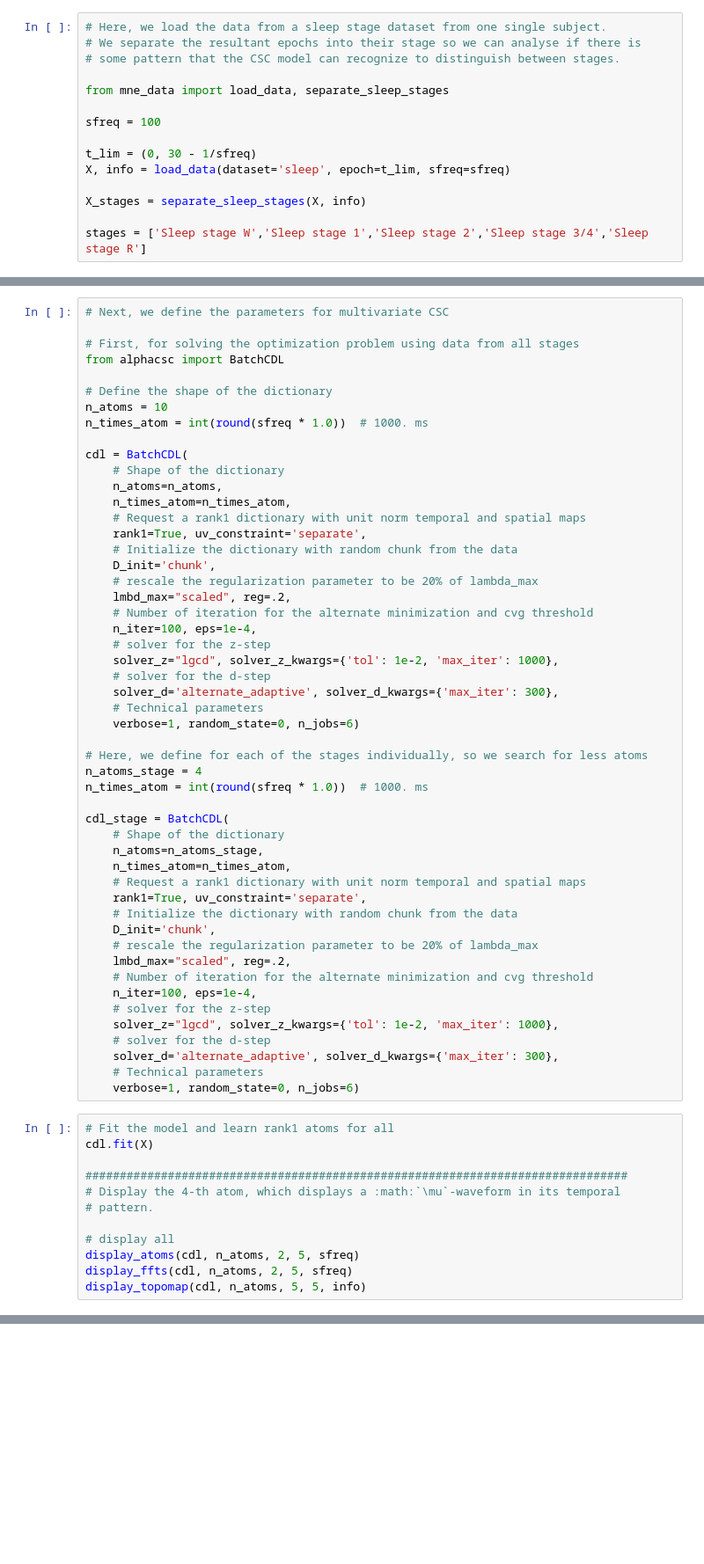
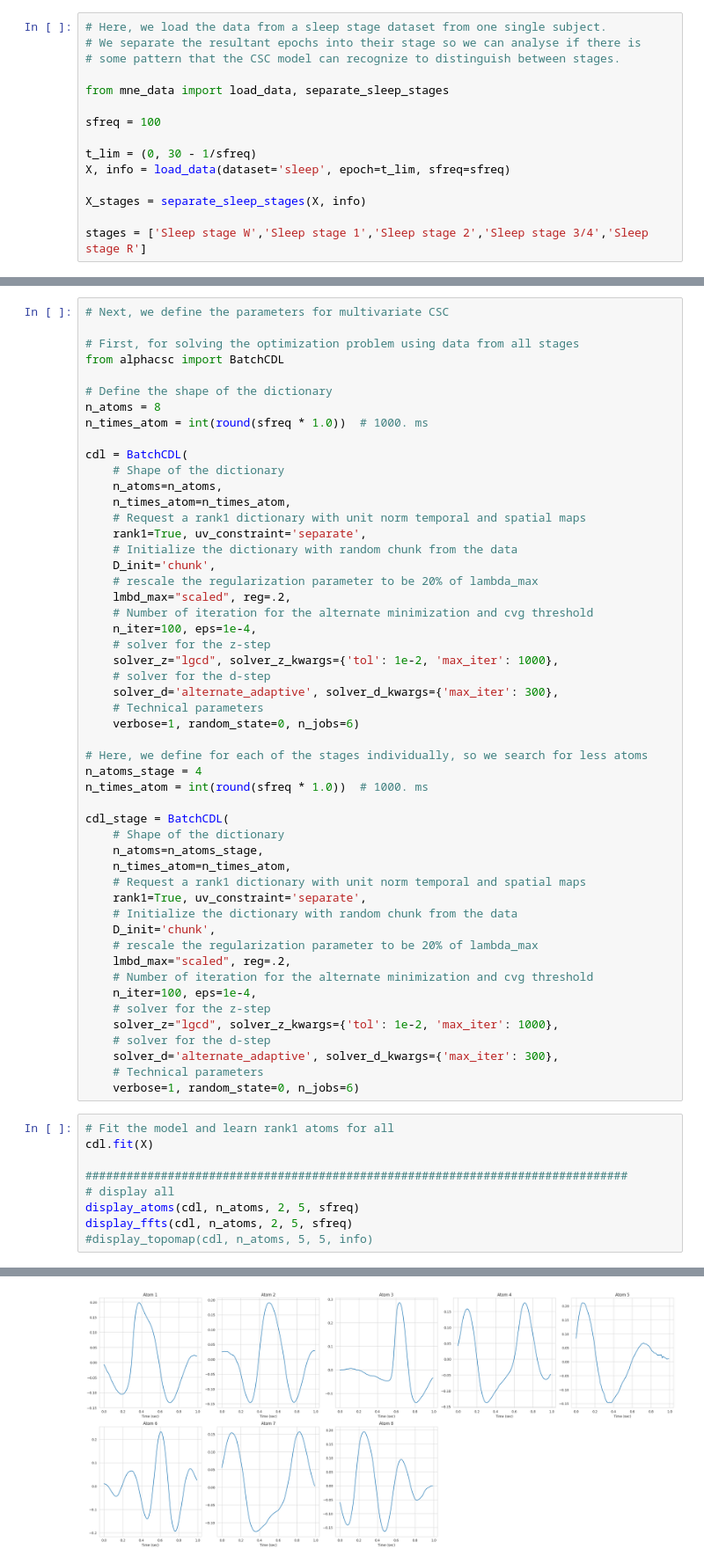
Before and after one commit to brunaafl/TS_CSC_MEG, a Jupyter notebook: src/plot_sleep_mu_waves.ipynb, the cells around one changed output, grey strips where cells are left out. Shown at 88% size. Saved outputs shown, nothing was run; the diff lists cells and outputs as text; blank space fills up the shorter version.

```diff
--- a/src/plot_sleep_mu_waves.ipynb
+++ b/src/plot_sleep_mu_waves.ipynb
@@ -26,7 +30,7 @@ stages = ['Sleep stage W','Sleep stage 1','Sleep stage 2','Sleep stage 3/4','Sle
 from alphacsc import BatchCDL
 
 # Define the shape of the dictionary
-n_atoms = 10
+n_atoms = 8
 n_times_atom = int(round(sfreq * 1.0))  # 1000. ms
 
 cdl = BatchCDL(
@@ -75,10 +79,8 @@ cdl_stage = BatchCDL(
 cdl.fit(X)
 
 ###############################################################################
-# Display the 4-th atom, which displays a :math:`\mu`-waveform in its temporal
-# pattern.
-
 # display all
 display_atoms(cdl, n_atoms, 2, 5, sfreq)
 display_ffts(cdl, n_atoms, 2, 5, sfreq)
-display_topomap(cdl, n_atoms, 5, 5, info)
+#display_topomap(cdl, n_atoms, 5, 5, info)
+# %% [output]
@@ -84,0 +90 @@ display_topomap(cdl, n_atoms, 5, 5, info)
+[figure, added]
```
Also changed, not shown: parts of 3 cells of this notebook, 3 other files.
